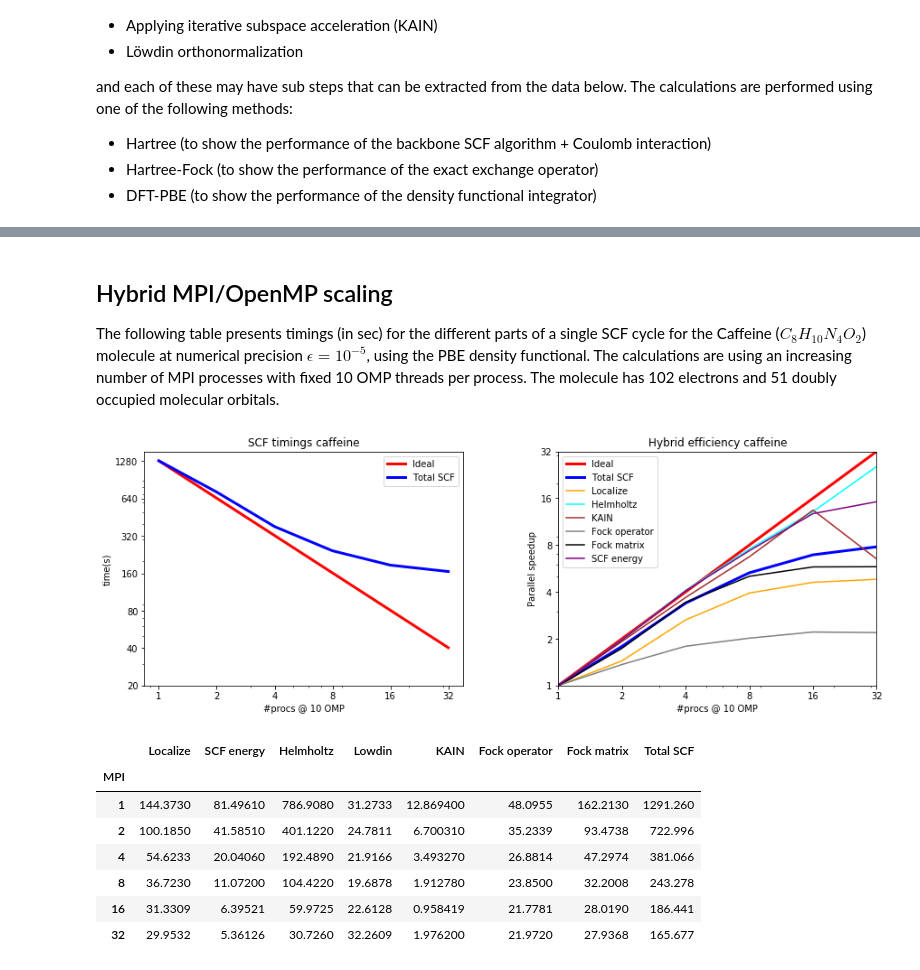
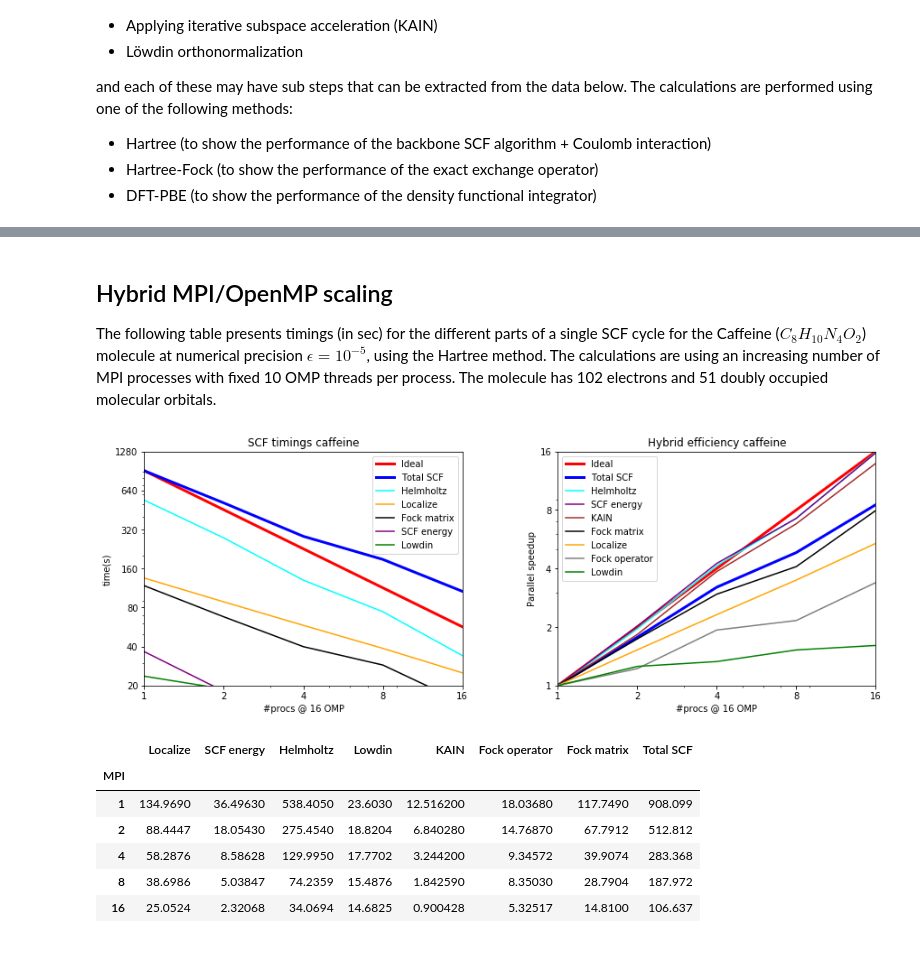
Before and after one commit to MRChemSoft/mrchem-benchmark, a Jupyter notebook: caffeine.ipynb, the cells around one changed output, grey strips where cells are left out. Saved outputs shown, nothing was run; the diff lists cells and outputs as text; code cells hidden in the pictures.

Commit message:
Update caffeine notebook

```diff
--- a/caffeine.ipynb
+++ b/caffeine.ipynb
@@ -167,55 +176,61 @@ mpi_frame.loc[mol,omp]
 # %% [markdown]
 ## Hybrid MPI/OpenMP scaling
 
-The following table presents timings (in sec) for the different parts of a single SCF cycle for the Caffeine ($C_{8}H_{10}N_{4}O_{2}$) molecule at numerical precision $\epsilon=10^{-5}$, using the PBE density functional. The calculations are using an increasing number of MPI processes with fixed 10 OMP threads per process. The molecule has 102 electrons and 51 doubly occupied molecular orbitals.
+The following table presents timings (in sec) for the different parts of a single SCF cycle for the Caffeine ($C_{8}H_{10}N_{4}O_{2}$) molecule at numerical precision $\epsilon=10^{-5}$, using the Hartree method. The calculations are using an increasing number of MPI processes with fixed 10 OMP threads per process. The molecule has 102 electrons and 51 doubly occupied molecular orbitals.
 # %%
-omp=10
+omp=16
 ref=1
 mol='caffeine'
-hybrid_frame = pd.read_csv("caffeine/scf.csv", index_col=[0,2,1])
+hybrid_frame = pd.read_csv("caffeine-Hartree/scf.csv", index_col=[0,2,1])
 hybrid_series = hybrid_frame.loc[mol,omp]
 
 plt.subplot(121)
 plt.title('SCF timings ' + mol)
-plt.plot(hybrid_series.index, ref*hybrid_series['Total SCF'][ref]/hybrid_series.index, c='red', lw=3, label='Ideal')
+plt.plot(hybrid_series.index, ref*hybrid_series['Total SCF'][ref]/omp_series.index, c='red', lw=3, label='Ideal')
 plt.plot(hybrid_series['Total SCF'], c='blue', lw=3, label='Total SCF')
+plt.plot(hybrid_series['Helmholtz'], c='cyan', label='Helmholtz')
+plt.plot(hybrid_series['Localize'], c='orange', label='Localize')
+plt.plot(hybrid_series['Fock matrix'], c='black', label='Fock matrix')
+plt.plot(hybrid_series['SCF energy'], c='purple', label='SCF energy')
+plt.plot(hybrid_series['Lowdin'], c='green', label='Lowdin')
 plt.legend(loc='upper right')
 plt.yscale('log')
 plt.xscale('log')
+plt.axis([1, 16, 20, 1280])
 plt.yticks([20, 40, 80, 160, 320, 640, 1280], [20, 40, 80, 160, 320, 640, 1280])
-plt.xticks([1, 2, 4, 8, 16, 32], [1, 2, 4, 8, 16, 32])
+plt.xticks([1, 2, 4, 8, 16], [1, 2, 4, 8, 16])
 plt.ylabel('time(s)')
 plt.xlabel('#procs' + ' @ ' + str(omp) + ' OMP')
 
 plt.subplot(122)
 plt.title('Hybrid efficiency ' + mol)
 plt.plot(hybrid_series.index, hybrid_series.index, c='red', lw=3, label='Ideal')
 plt.plot(ref*hybrid_series['Total SCF'][ref]/hybrid_series['Total SCF'], c='blue', lw=3, label='Total SCF')
+plt.plot(ref*hybrid_series['Helmholtz'][ref]/hybrid_series['Helmholtz'], c='cyan', label='Helmholtz')
+plt.plot(ref*hybrid_series['SCF energy'][ref]/hybrid_series['SCF energy'], c='purple', label='SCF energy')
+plt.plot(ref*hybrid_series['KAIN'][ref]/hybrid_series['KAIN'], c='brown', label='KAIN')
+plt.plot(ref*hybrid_series['Fock matrix'][ref]/hybrid_series['Fock matrix'], c='black', label='Fock matrix')
 plt.plot(ref*hybrid_series['Localize'][ref]/hybrid_series['Localize'], c='orange', label='Localize')
-plt.plot(ref*hybrid_series['Helmholtz'][ref]/hybrid_series['Helmholtz'], c='cyan', label='Helmholtz')
-plt.plot(ref*hybrid_series['KAIN'][ref]/hybrid_series['KAIN'], c='brown', label='KAIN')
 plt.plot(ref*hybrid_series['Fock operator'][ref]/hybrid_series['Fock operator'], c='gray', label='Fock operator')
-plt.plot(ref*hybrid_series['Fock matrix'][ref]/hybrid_series['Fock matrix'], c='black', label='Fock matrix')
-plt.plot(ref*hybrid_series['SCF energy'][ref]/hybrid_series['SCF energy'], c='purple', label='SCF energy')
+plt.plot(ref*hybrid_series['Lowdin'][ref]/hybrid_series['Lowdin'], c='green', label='Lowdin')
 plt.legend(loc='upper left')
 plt.yscale('log')
 plt.xscale('log')
-plt.axis([1,32,1,32])
-plt.yticks([1, 2, 4, 8, 16, 32], [1, 2, 4, 8, 16, 32])
-plt.xticks([1, 2, 4, 8, 16, 32], [1, 2, 4, 8, 16, 32])
+plt.axis([1, 16, 1, 16])
+plt.yticks([1, 2, 4, 8, 16], [1, 2, 4, 8, 16])
+plt.xticks([1, 2, 4, 8, 16], [1, 2, 4, 8, 16])
 plt.ylabel('Parallel speedup')
 plt.xlabel('#procs' + ' @ ' + str(omp) + ' OMP')
 
 plt.subplots_adjust(top=1.0, bottom=0.1, right=2, wspace=.30)
 plt.show()
 mpi_frame.loc[mol,omp,:]
 # %% [output]
-[figure, old version]
+[figure, new version]
 |  | Localize | SCF energy | Helmholtz | Lowdin | KAIN | Fock operator | Fock matrix | Total SCF |
 | MPI |  |  |  |  |  |  |  |  |
-| 1 | 144.3730 | 81.49610 | 786.9080 | 31.2733 | 12.869400 | 48.0955 | 162.2130 | 1291.260 |
-| 2 | 100.1850 | 41.58510 | 401.1220 | 24.7811 | 6.700310 | 35.2339 | 93.4738 | 722.996 |
-| 4 | 54.6233 | 20.04060 | 192.4890 | 21.9166 | 3.493270 | 26.8814 | 47.2974 | 381.066 |
-| 8 | 36.7230 | 11.07200 | 104.4220 | 19.6878 | 1.912780 | 23.8500 | 32.2008 | 243.278 |
-| 16 | 31.3309 | 6.39521 | 59.9725 | 22.6128 | 0.958419 | 21.7781 | 28.0190 | 186.441 |
-| 32 | 29.9532 | 5.36126 | 30.7260 | 32.2609 | 1.976200 | 21.9720 | 27.9368 | 165.677 |
+| 1 | 134.9690 | 36.49630 | 538.4050 | 23.6030 | 12.516200 | 18.03680 | 117.7490 | 908.099 |
+| 2 | 88.4447 | 18.05430 | 275.4540 | 18.8204 | 6.840280 | 14.76870 | 67.7912 | 512.812 |
+| 4 | 58.2876 | 8.58628 | 129.9950 | 17.7702 | 3.244200 | 9.34572 | 39.9074 | 283.368 |
+| 8 | 38.6986 | 5.03847 | 74.2359 | 15.4876 | 1.842590 | 8.35030 | 28.7904 | 187.972 |
+| 16 | 25.0524 | 2.32068 | 34.0694 | 14.6825 | 0.900428 | 5.32517 | 14.8100 | 106.637 |
```
Also changed, not shown: parts of 6 cells of this notebook.
